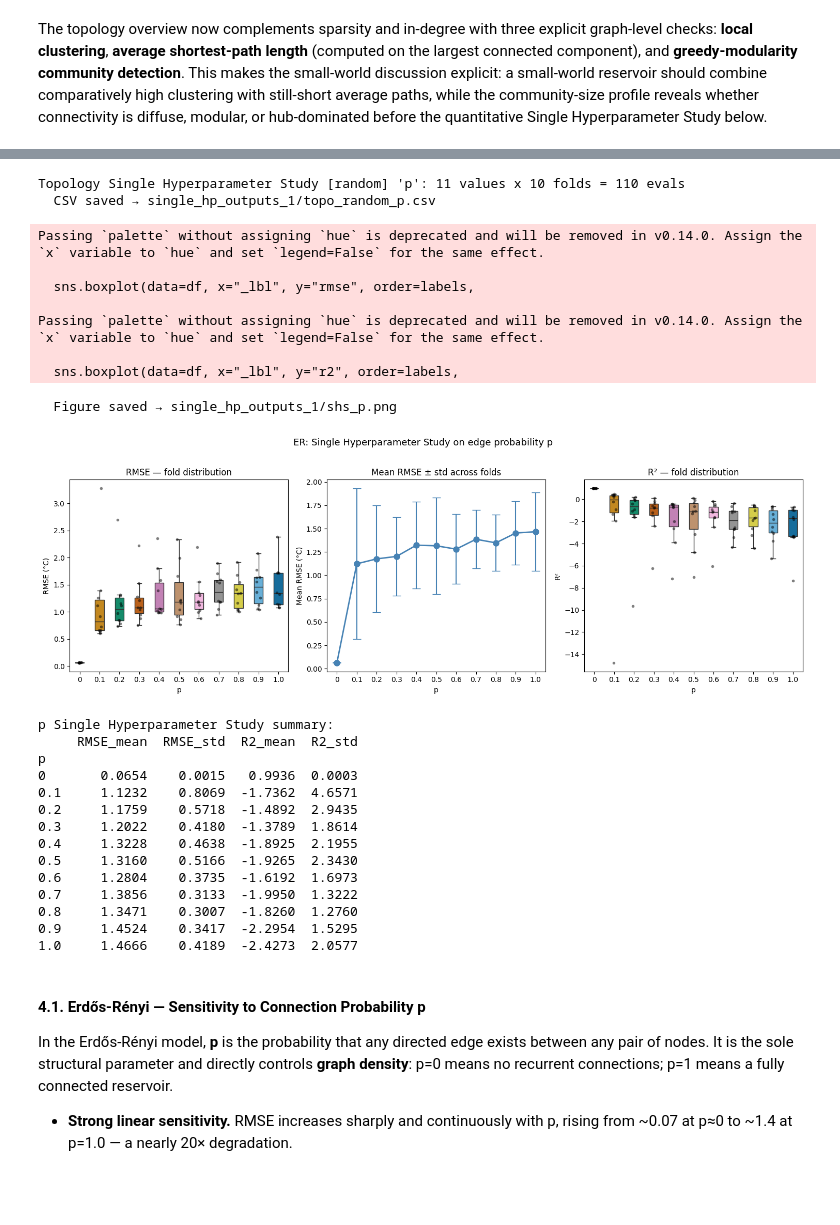
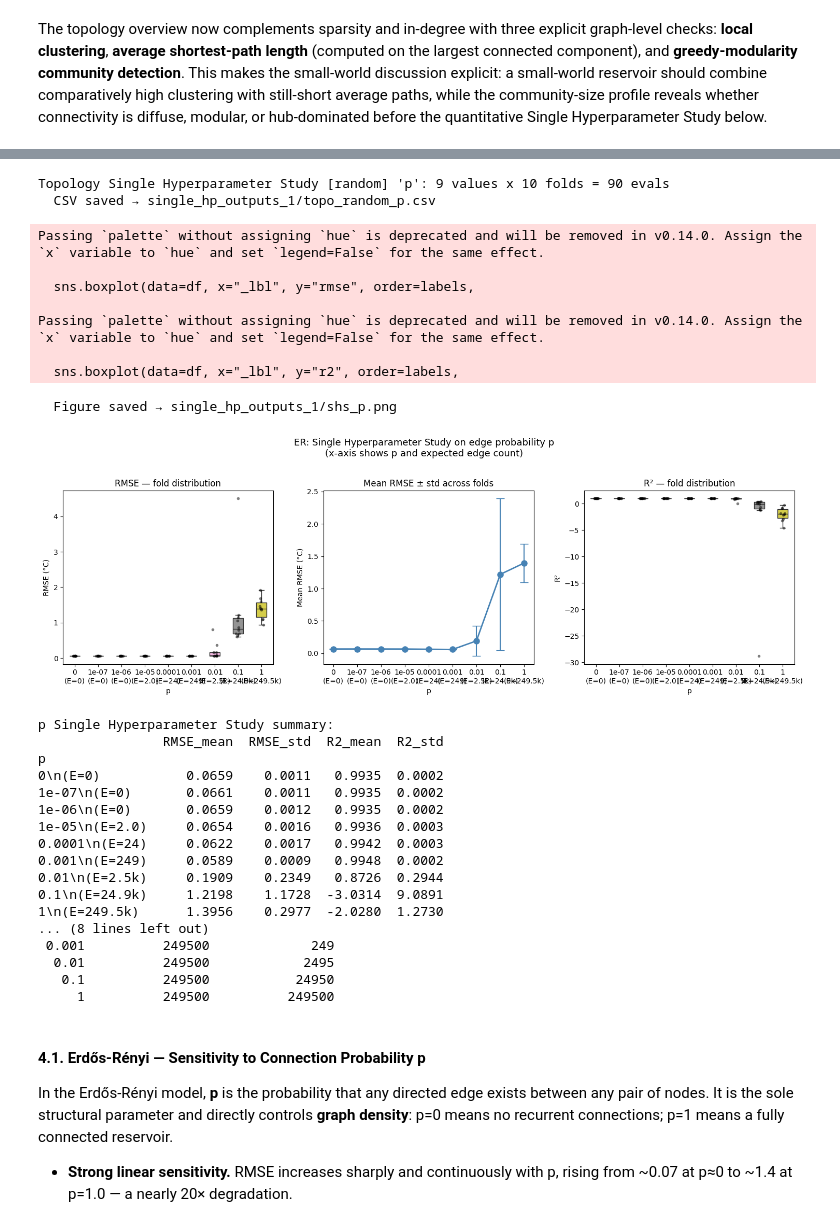
Before and after one commit to antoniommff/tfm_antmacfer1, a Jupyter notebook: 1 - Echo State Networks on Sine analysis - Hyperparameter and Reservoir.ipynb, the cells around one changed output, grey strips where cells are left out. Drawn from its saved outputs; the diff is of its cells as text; code cells hidden in the pictures; blank space fills up the shorter version.

```diff
--- a/1 - Echo State Networks on Sine analysis - Hyperparameter and Reservoir.ipynb
+++ b/1 - Echo State Networks on Sine analysis - Hyperparameter and Reservoir.ipynb
@@ -772,7 +785,7 @@ for cfg_idx, cfg in enumerate(refined_configs):
                 "r2":   r2_score(y_true, y_pred),
                 "train_time_s": time.time() - t_start_r,
             })
-        except Exception as exc:
+        except Exception:
             results_r.append({
                 "config_idx": cfg_idx, "fold": fold_idx,
                 "N": cfg["N"], "sr": cfg["sr"], "lr": cfg["lr"],
@@ -795,8 +808,10 @@ display_cols = ["N","sr","lr","ridge","washout","rmse_mean","rmse_std","r2_mean"
 print(agg_refined[display_cols].head(10).to_string(index=False, float_format="%.5f"))
 
 best_refined = agg_refined.iloc[0]
-print(f"\nBest refined config: N={int(best_refined.N)}, sr={best_refined.sr}, "
-      f"lr={best_refined.lr}, ridge={best_refined.ridge:.0e}, washout={int(best_refined.washout)}")
+print(
+    f"\nBest refined config: N={int(best_refined.N)}, sr={best_refined.sr}, "
+    f"lr={best_refined.lr}, ridge={best_refined.ridge:.0e}, washout={int(best_refined.washout)}"
+)
 print(f"  RMSE = {best_refined.rmse_mean:.6f} ± {best_refined.rmse_std:.6f}")
 print(f"  R²   = {best_refined.r2_mean:.6f} ± {best_refined.r2_std:.6f}")
 # %% [output]
@@ -1260,34 +1307,72 @@ p
 # %%
 # 4.1 Erdős-Rényi — Single Hyperparameter Study on p
+def _format_expected_edges(n_edges):
+    if n_edges >= 1000:
+        return f"{n_edges / 1000:.1f}k"
+    if n_edges >= 10:
+        return f"{n_edges:.0f}"
+    if n_edges >= 1:
+        return f"{n_edges:.1f}"
+    if n_edges == 0:
+        return "0"
+    return f"{n_edges:.3f}".rstrip("0").rstrip(".")
+
+
 er_p_values = [0, 1e-7, 1e-6, 1e-5, 0.0001, 0.001, 0.01, 0.1, 1.0]
-df_shs_er_p = run_topology_shs("random","p", er_p_values, best_params)
-plot_single_hp(df_shs_er_p,"p", er_p_values, title="ER: Single Hyperparameter Study on edge probability p")
+er_possible_edges = best_params["N"] * (best_params["N"] - 1)
+er_edge_table = pd.DataFrame({
+    "p": er_p_values,
+    "possible_edges": er_possible_edges,
+    "expected_edges": [math.floor(p * er_possible_edges) for p in er_p_values],
+})
+
+df_shs_er_p = run_topology_shs("random", "p", er_p_values, best_params)
+df_shs_er_p = df_shs_er_p.merge(er_edge_table[["p", "expected_edges"]], on="p", how="left")
+
+er_p_label_map = {
+    row["p"]: f"{row['p']:g}\n(E={_format_expected_edges(row['expected_edges'])})"
+    for _, row in er_edge_table.iterrows()
+}
+
+plot_single_hp(
+    df_shs_er_p,
+    "p",
+    er_p_values,
+    label_map=er_p_label_map,
+    title="ER: Single Hyperparameter Study on edge probability p\n(x-axis shows p and expected edge count)",
+)
+
+print("\nExpected ER edge count per p  [E[edges] = p x N x (N-1)]")
+print(er_edge_table.to_string(index=False, float_format=lambda x: f"{x:.6g}"))
 # %% [output]
-Topology Single Hyperparameter Study [random] 'p': 11 values x 10 folds = 110 evals
+Topology Single Hyperparameter Study [random] 'p': 9 values x 10 folds = 90 evals
   CSV saved → single_hp_outputs_1/topo_random_p.csv
 Passing `palette` without assigning `hue` is deprecated and will be removed in v0.14.0. Assign the `x` variable to `hue` and set `legend=False` for the same effect.
 
   sns.boxplot(data=df, x="_lbl", y="rmse", order=labels,
 
 Passing `palette` without assigning `hue` is deprecated and will be removed in v0.14.0. Assign the `x` variable to `hue` and set `legend=False` for the same effect.
 
   sns.boxplot(data=df, x="_lbl", y="r2", order=labels,
   Figure saved → single_hp_outputs_1/shs_p.png
-[figure, old version]
+[figure, new version]
 p Single Hyperparameter Study summary:
-     RMSE_mean  RMSE_std  R2_mean  R2_std
+                RMSE_mean  RMSE_std  R2_mean  R2_std
 p
-0       0.0654    0.0015   0.9936  0.0003
-0.1     1.1232    0.8069  -1.7362  4.6571
-0.2     1.1759    0.5718  -1.4892  2.9435
-0.3     1.2022    0.4180  -1.3789  1.8614
-0.4     1.3228    0.4638  -1.8925  2.1955
-0.5     1.3160    0.5166  -1.9265  2.3430
-0.6     1.2804    0.3735  -1.6192  1.6973
-0.7     1.3856    0.3133  -1.9950  1.3222
-0.8     1.3471    0.3007  -1.8260  1.2760
-0.9     1.4524    0.3417  -2.2954  1.5295
-1.0     1.4666    0.4189  -2.4273  2.0577
+0\n(E=0)           0.0659    0.0011   0.9935  0.0002
+1e-07\n(E=0)       0.0661    0.0011   0.9935  0.0002
+1e-06\n(E=0)       0.0659    0.0012   0.9935  0.0002
+1e-05\n(E=2.0)     0.0654    0.0016   0.9936  0.0003
+0.0001\n(E=24)     0.0622    0.0017   0.9942  0.0003
+0.001\n(E=249)     0.0589    0.0009   0.9948  0.0002
+0.01\n(E=2.5k)     0.1909    0.2349   0.8726  0.2944
+0.1\n(E=24.9k)     1.2198    1.1728  -3.0314  9.0891
+1\n(E=249.5k)      1.3956    0.2977  -2.0280  1.2730
+... (8 lines left out)
+ 0.001          249500             249
+  0.01          249500            2495
+   0.1          249500           24950
+     1          249500          249500
 # %% [markdown]
 #### 4.1. Erdős-Rényi — Sensitivity to Connection Probability p
 
```
Also changed, not shown: parts of 26 cells of this notebook, 3 other files.
